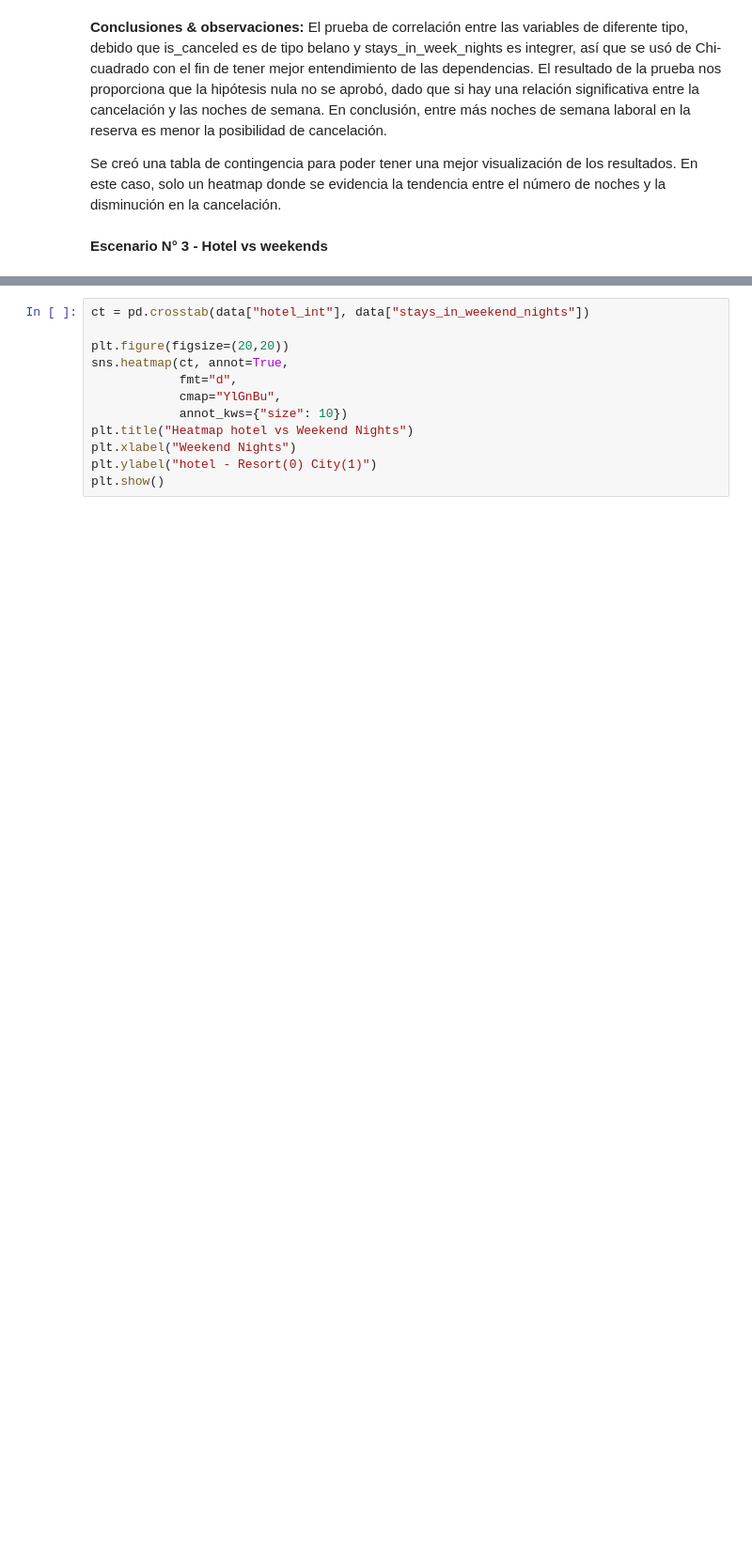
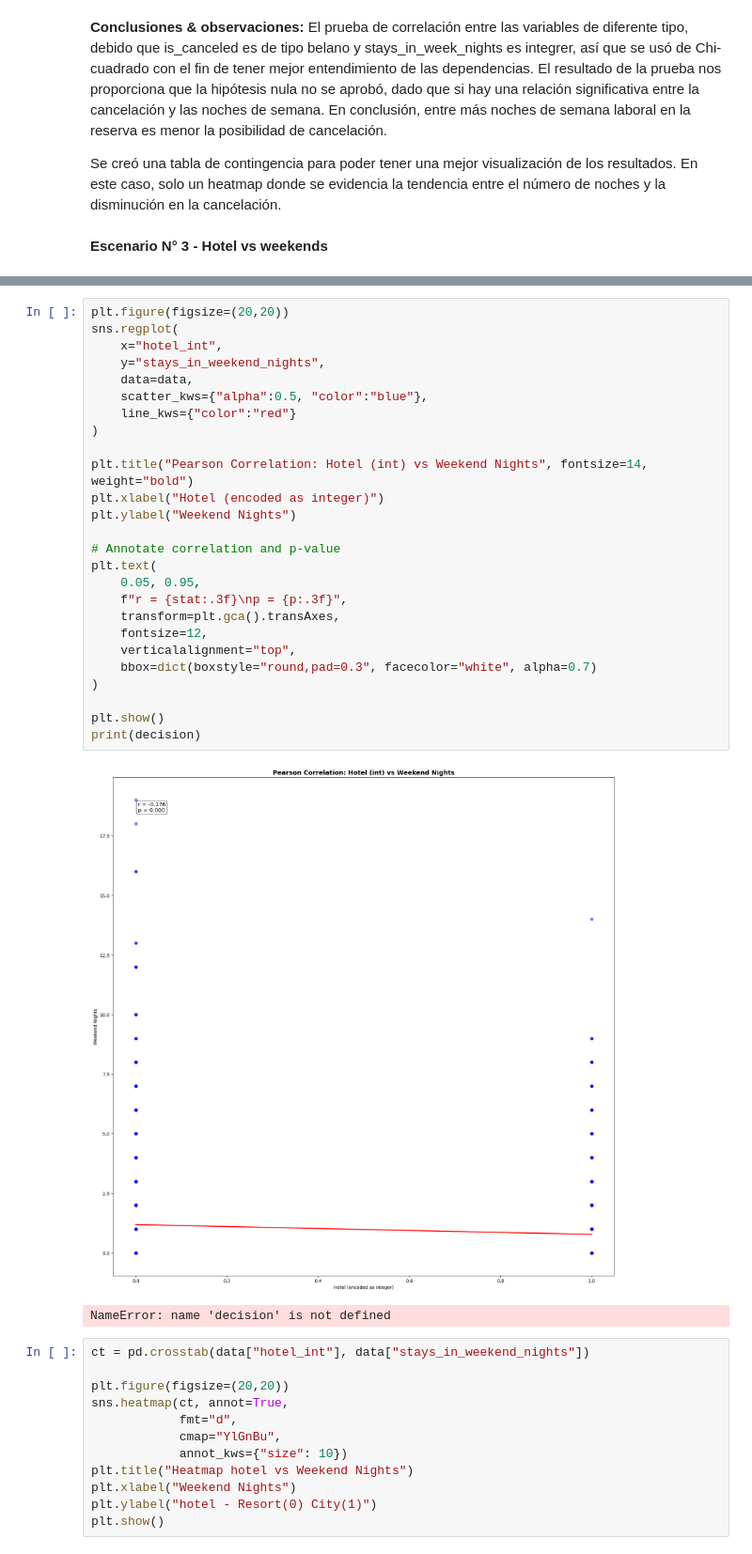
Before and after one commit to CatGelvez01/Ciencia_de_datos_aplicada_taller-1, a Jupyter notebook: taller1.ipynb, the cells around one changed output, grey strips where cells are left out. Shown at 94% size. Drawn from its saved outputs; the diff is of its cells as text; blank space fills up the shorter version.

```diff
--- a/taller1.ipynb
+++ b/taller1.ipynb
@@ -620,6 +624,35 @@ else:
 Pearson Correlation:
 Correlation = -0.176, p-value = 0.000
 Reject H0 → Significant linear relationship
+# %%
+plt.figure(figsize=(20,20))
+sns.regplot(
+    x="hotel_int",
+    y="stays_in_weekend_nights",
+    data=data,
+    scatter_kws={"alpha":0.5, "color":"blue"},
+    line_kws={"color":"red"}
+)
+
+plt.title("Pearson Correlation: Hotel (int) vs Weekend Nights", fontsize=14, weight="bold")
+plt.xlabel("Hotel (encoded as integer)")
+plt.ylabel("Weekend Nights")
+
+# Annotate correlation and p-value
+plt.text(
+    0.05, 0.95,
+    f"r = {stat:.3f}\np = {p:.3f}",
+    transform=plt.gca().transAxes,
+    fontsize=12,
+    verticalalignment="top",
+    bbox=dict(boxstyle="round,pad=0.3", facecolor="white", alpha=0.7)
+)
+
+plt.show()
+print(decision)
+# %% [output]
+[figure, added]
+NameError: name 'decision' is not defined
 # %%
 ct = pd.crosstab(data["hotel_int"], data["stays_in_weekend_nights"])
 
```
Also changed, not shown: parts of 4 cells of this notebook.
